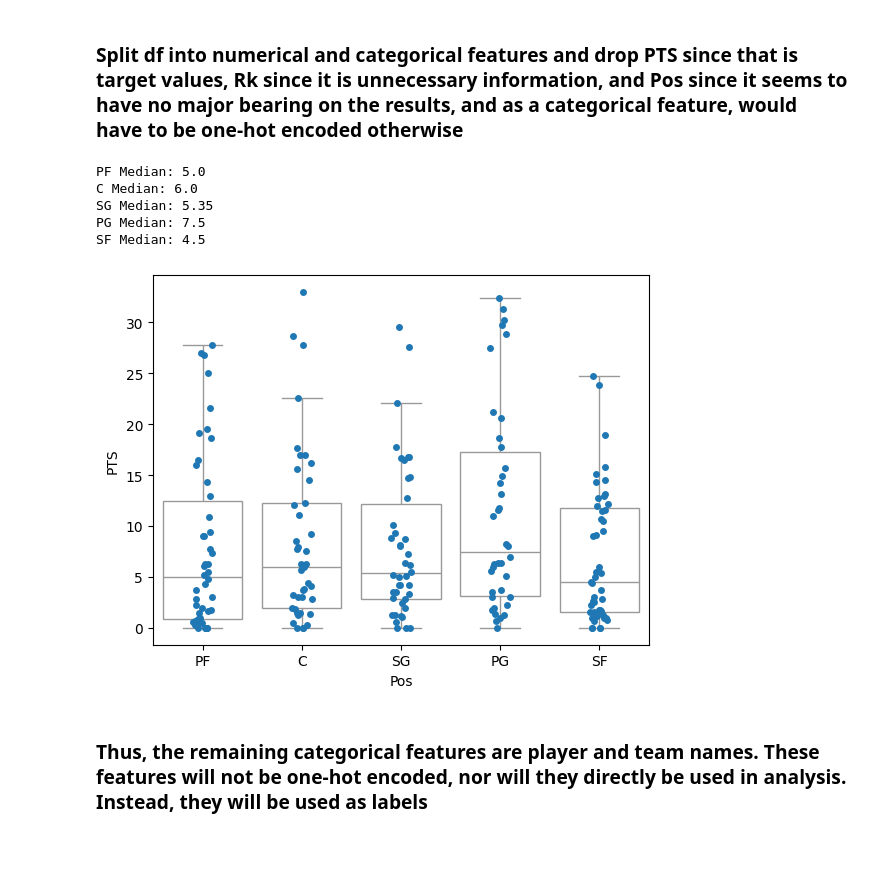
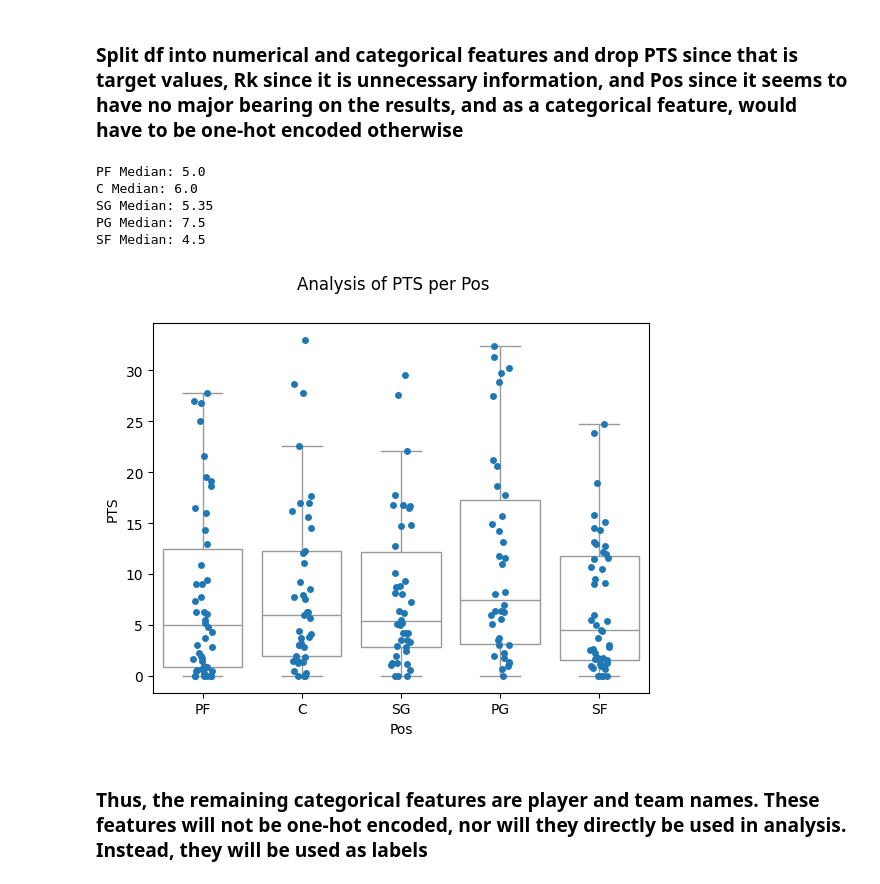
Before and after one commit to kjeeth04/NBA-pred, a Jupyter notebook: EDA.ipynb, the cells around one changed output. Drawn from its saved outputs; the diff is of its cells as text; code cells hidden in the pictures; blank space fills up the shorter version.

```diff
--- a/EDA.ipynb
+++ b/EDA.ipynb
@@ -91,22 +91,25 @@ categorical_df = categorical_df.drop(['Pos'], axis = 1)
 # %%
 #Seeing if Pos is a significant variable when trying to predit PTS
 sns.stripplot(data = df_raw, x = 'Pos', y = 'PTS')
 sns.boxplot(data = df_raw, x = 'Pos', y = 'PTS', color = 'white', showfliers = False)
+plt.suptitle("Analysis of PTS per Pos")
 
 #None of these median values are particularly distinct from each other.
 #An argument could be made that there is a disparity between PG and SF, but I do not think it is worth keeping this data point
 print(f"PF Median: {np.median(df_raw.loc[df_raw['Pos'] == 'PF']['PTS'])}")
 print(f"C Median: {np.median(df_raw.loc[df_raw['Pos'] == 'C']['PTS'])}")
 print(f"SG Median: {np.median(df_raw.loc[df_raw['Pos'] == 'SG']['PTS'])}")
 print(f"PG Median: {np.median(df_raw.loc[df_raw['Pos'] == 'PG']['PTS'])}")
 print(f"SF Median: {np.median(df_raw.loc[df_raw['Pos'] == 'SF']['PTS'])}")
+
+plt.savefig("./Figures/EDA/Pos_Analysis", dpi=100, bbox_inches = "tight")
 # %% [output]
 PF Median: 5.0
 C Median: 6.0
 SG Median: 5.35
 PG Median: 7.5
 SF Median: 4.5
-[figure, old version]
+[figure, new version]
 # %% [markdown]
 ### Thus, the remaining categorical features are player and team names. These features will not be one-hot encoded, nor will they directly be used in analysis. Instead, they will be used as labels
 # %%
```
Also changed, not shown: parts of 1 cell of this notebook, 35 other files.
